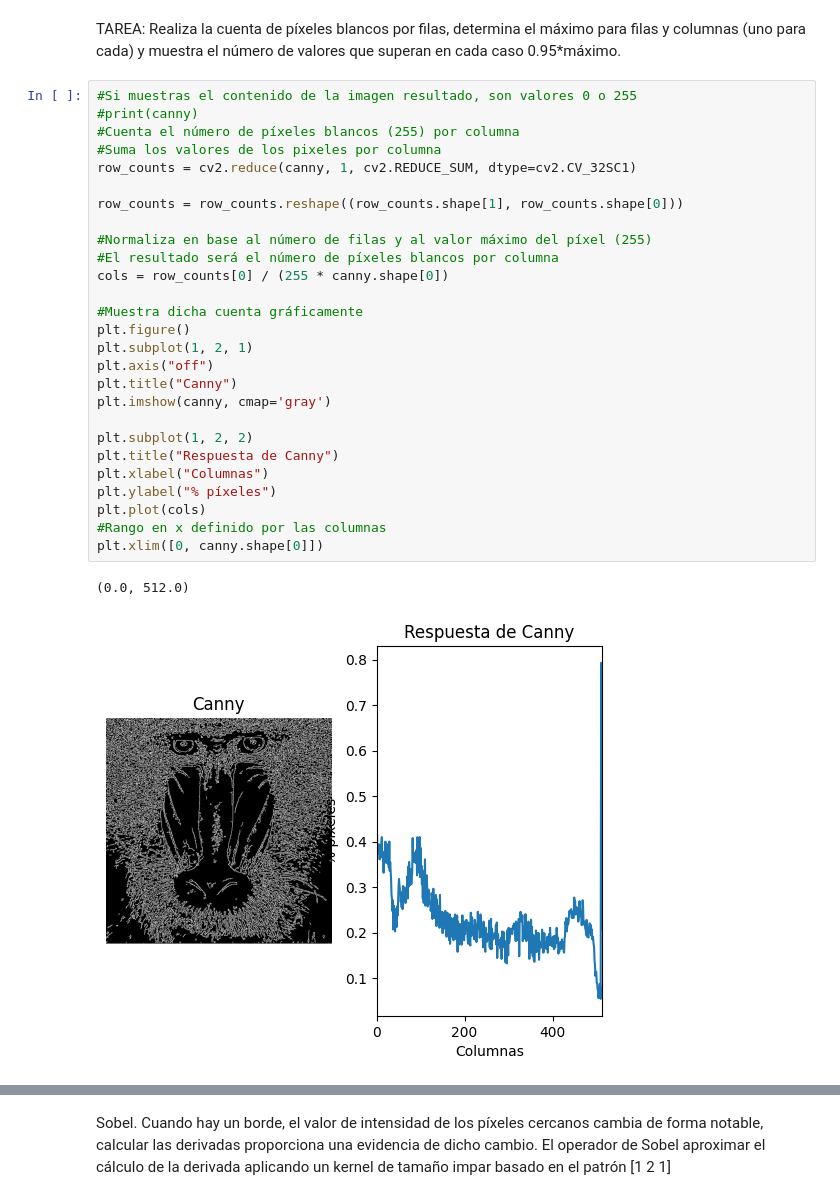
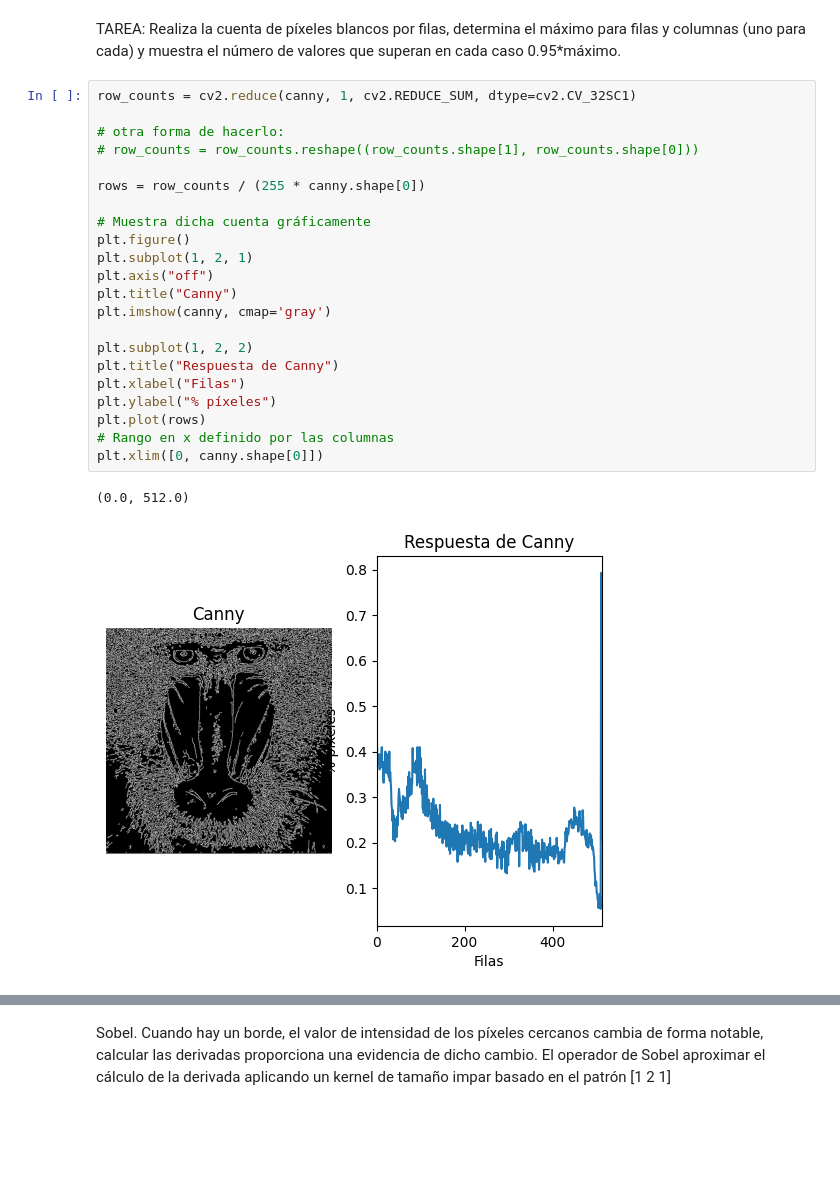
Before and after one commit to VC-ulpgc-JRP-y-SGR/p2-vc, a Jupyter notebook: VC_P2.ipynb, the cells around one changed output, grey strips where cells are left out. Drawn from its saved outputs; the diff is of its cells as text; blank space fills up the shorter version.

```diff
--- a/VC_P2.ipynb
+++ b/VC_P2.ipynb
@@ -96,32 +96,27 @@ plt.xlim([0, canny.shape[0]])
 # %% [markdown]
 TAREA: Realiza la cuenta de píxeles blancos por filas, determina el máximo para filas y columnas (uno para cada) y muestra el número de valores que superan en cada caso 0.95*máximo.
 # %%
-#Si muestras el contenido de la imagen resultado, son valores 0 o 255
-#print(canny)
-#Cuenta el número de píxeles blancos (255) por columna
-#Suma los valores de los pixeles por columna
 row_counts = cv2.reduce(canny, 1, cv2.REDUCE_SUM, dtype=cv2.CV_32SC1)
 
-row_counts = row_counts.reshape((row_counts.shape[1], row_counts.shape[0]))
+# otra forma de hacerlo:
+# row_counts = row_counts.reshape((row_counts.shape[1], row_counts.shape[0]))
 
-#Normaliza en base al número de filas y al valor máximo del píxel (255)
-#El resultado será el número de píxeles blancos por columna
-cols = row_counts[0] / (255 * canny.shape[0])
+rows = row_counts / (255 * canny.shape[0])
 
-#Muestra dicha cuenta gráficamente
+# Muestra dicha cuenta gráficamente
 plt.figure()
 plt.subplot(1, 2, 1)
 plt.axis("off")
 plt.title("Canny")
 plt.imshow(canny, cmap='gray')
 
 plt.subplot(1, 2, 2)
 plt.title("Respuesta de Canny")
-plt.xlabel("Columnas")
+plt.xlabel("Filas")
 plt.ylabel("% píxeles")
-plt.plot(cols)
-#Rango en x definido por las columnas
+plt.plot(rows)
+# Rango en x definido por las columnas
 plt.xlim([0, canny.shape[0]])
 # %% [output]
 (0.0, 512.0)
-[figure, old version]
+[figure, new version]
```
Also changed, not shown: parts of 2 cells of this notebook, 1 other file.
